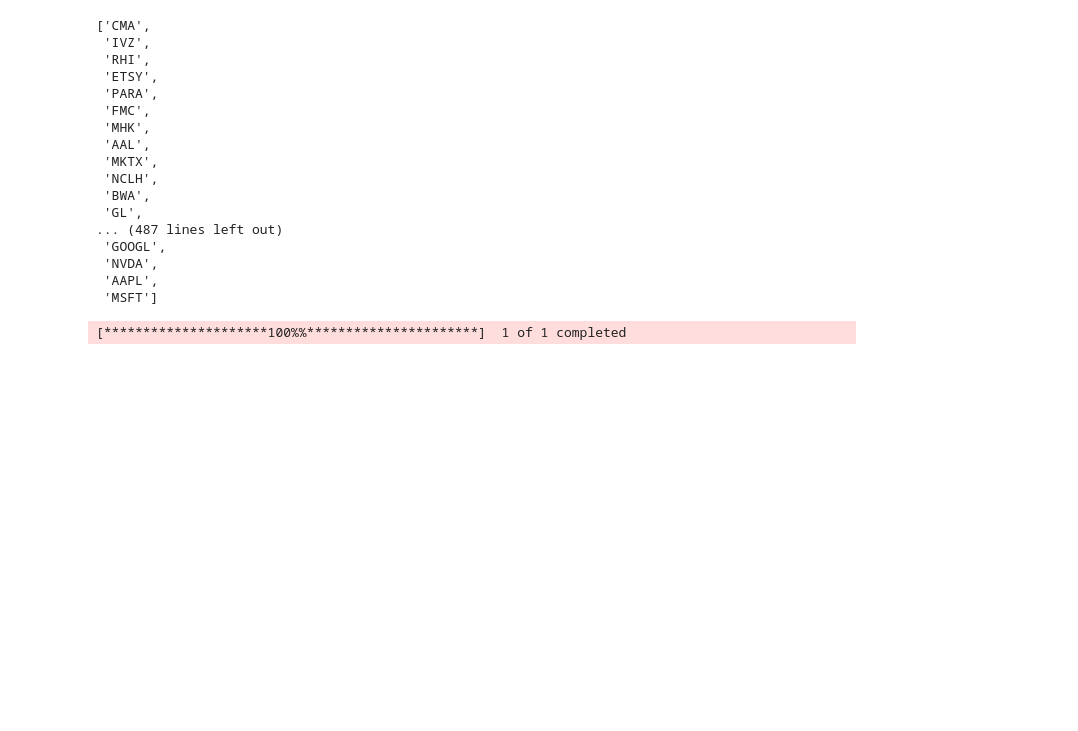
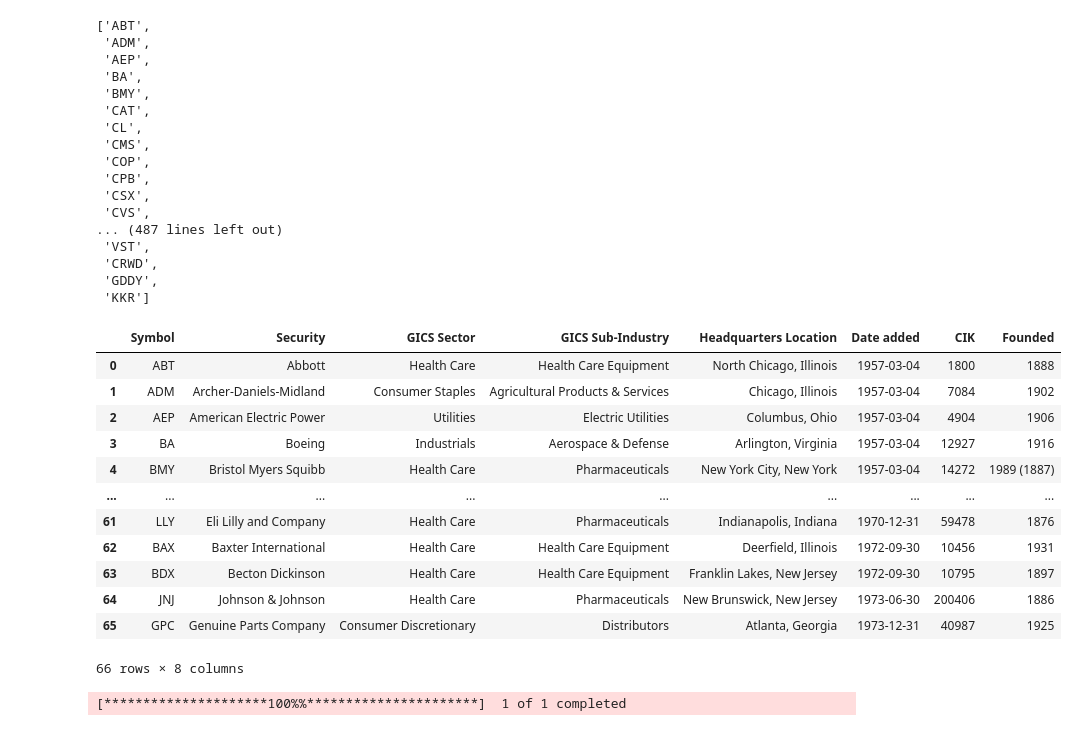
Before and after one commit to shekharbiswas/LSTM-Stock-Analysis, a Jupyter notebook: data_collection.ipynb, the cells around one changed output. Saved outputs shown, nothing was run; the diff lists cells and outputs as text; code cells hidden in the pictures; blank space fills up the shorter version.

```diff
--- a/data_collection.ipynb
+++ b/data_collection.ipynb
@@ -6,9 +6,15 @@ import json
 import ta
 import matplotlib.pyplot as plt
 
-data_tickers = pd.read_excel('S&P_500_V24.01_2024-06-24.xlsx')
-data_tickers
-tickers = list(data_tickers['Ticker'])
+#data_tickers = pd.read_excel('S&P_500_V24.01_2024-06-24.xlsx')
+# S&P500_Historic_Overview-V24.01-2024-07-12.xlsx
+data_tickers = pd.read_excel('S&P500_Historic_Overview-V24.01-2024-07-12.xlsx')
+data_tickers = data_tickers.head(66)
+
+#tickers = list(data_tickers['Ticker'])
+tickers = list(data_tickers['Symbol'])
+
+
 
 # 40 years of Stock Data
 # Volatility
@@ -16,23 +22,39 @@ tickers = list(data_tickers['Ticker'])
 
 tickers
 # %% [output]
-['CMA',
- 'IVZ',
- 'RHI',
- 'ETSY',
- 'PARA',
- 'FMC',
- 'MHK',
- 'AAL',
- 'MKTX',
- 'NCLH',
- 'BWA',
- 'GL',
+['ABT',
+ 'ADM',
+ 'AEP',
+ 'BA',
+ 'BMY',
+ 'CAT',
+ 'CL',
+ 'CMS',
+ 'COP',
+ 'CPB',
+ 'CSX',
+ 'CVS',
 ... (487 lines left out)
- 'GOOGL',
- 'NVDA',
- 'AAPL',
- 'MSFT']
+ 'VST',
+ 'CRWD',
+ 'GDDY',
+ 'KKR']
+# %%
+data_tickers.head(66)
+# %% [output]
+|  | Symbol | Security | GICS Sector | GICS Sub-Industry | Headquarters Location | Date added | CIK | Founded |
+| 0 | ABT | Abbott | Health Care | Health Care Equipment | North Chicago, Illinois | 1957-03-04 | 1800 | 1888 |
+| 1 | ADM | Archer-Daniels-Midland | Consumer Staples | Agricultural Products & Services | Chicago, Illinois | 1957-03-04 | 7084 | 1902 |
+| 2 | AEP | American Electric Power | Utilities | Electric Utilities | Columbus, Ohio | 1957-03-04 | 4904 | 1906 |
+| 3 | BA | Boeing | Industrials | Aerospace & Defense | Arlington, Virginia | 1957-03-04 | 12927 | 1916 |
+| 4 | BMY | Bristol Myers Squibb | Health Care | Pharmaceuticals | New York City, New York | 1957-03-04 | 14272 | 1989 (1887) |
+| ... | ... | ... | ... | ... | ... | ... | ... | ... |
+| 61 | LLY | Eli Lilly and Company | Health Care | Pharmaceuticals | Indianapolis, Indiana | 1970-12-31 | 59478 | 1876 |
+| 62 | BAX | Baxter International | Health Care | Health Care Equipment | Deerfield, Illinois | 1972-09-30 | 10456 | 1931 |
+| 63 | BDX | Becton Dickinson | Health Care | Health Care Equipment | Franklin Lakes, New Jersey | 1972-09-30 | 10795 | 1897 |
+| 64 | JNJ | Johnson & Johnson | Health Care | Pharmaceuticals | New Brunswick, New Jersey | 1973-06-30 | 200406 | 1886 |
+| 65 | GPC | Genuine Parts Company | Consumer Discretionary | Distributors | Atlanta, Georgia | 1973-12-31 | 40987 | 1925 |
+66 rows × 8 columns
 # %%
 
 # One time stock data collection
```
Also changed, not shown: parts of 1 cell of this notebook, 1 other file.
